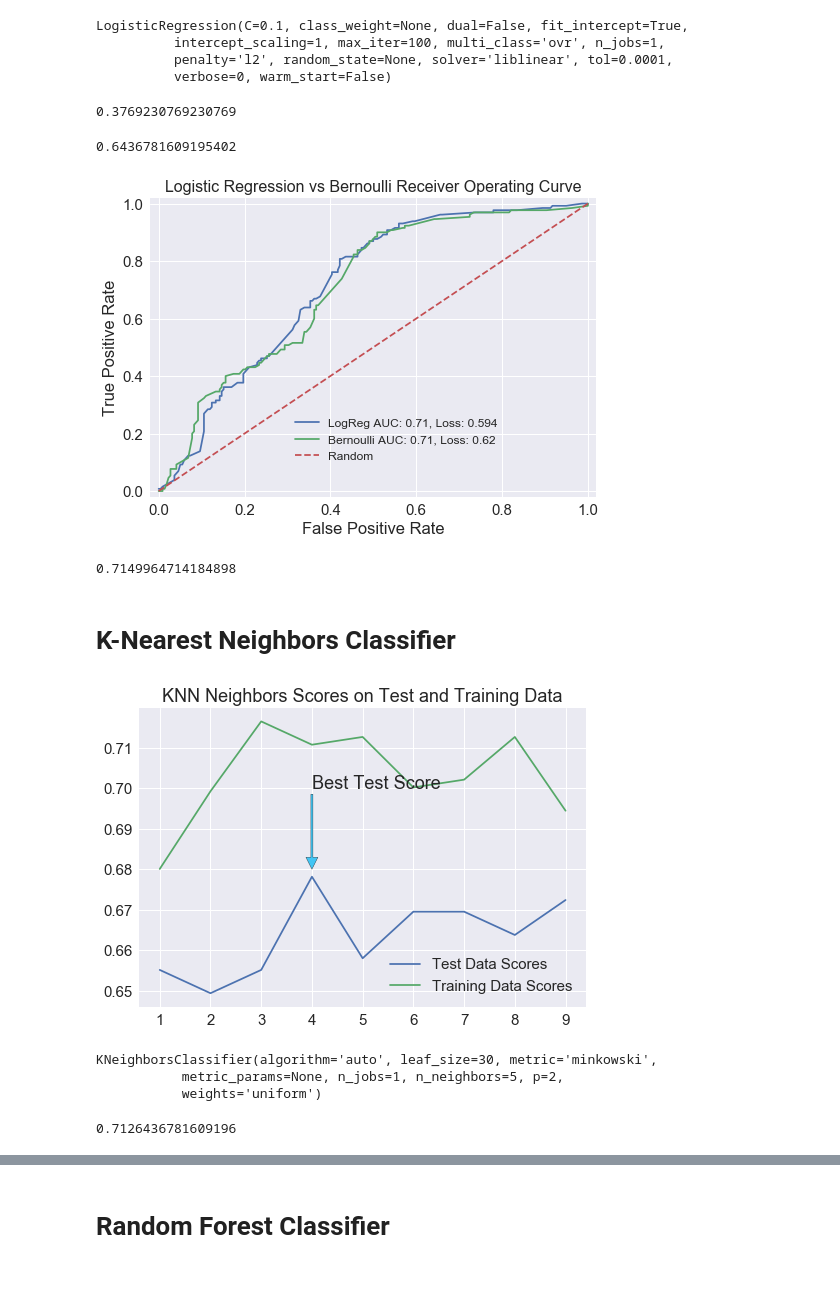
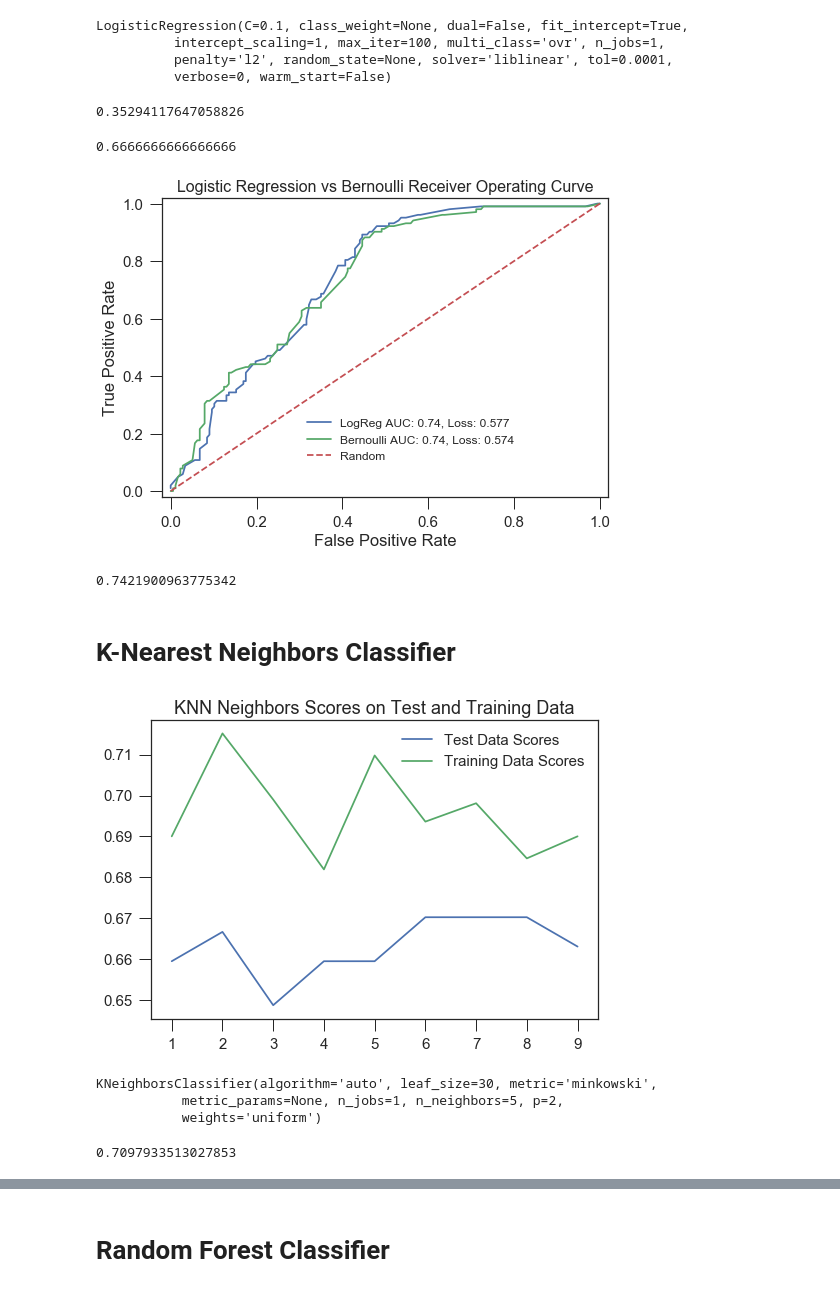
Before and after one commit to johnnylin0829/ASD-Screening-across-life-span, a Jupyter notebook: ASD Prediction.ipynb, the cells around one changed output, grey strips where cells are left out. Drawn from its saved outputs; the diff is of its cells as text; code cells hidden in the pictures.

```diff
--- a/ASD Prediction.ipynb
+++ b/ASD Prediction.ipynb
@@ -304,7 +326,7 @@ Index(['jaundice', 'autism', 'used_app_before', 'gen_1', 'eth_Black',
        'rel_Health care professional', 'rel_Self', 'rel_Unknown'],
       dtype='object')
 # %%
-X_train, X_test, y_train, y_test = train_test_split(features,target,random_state=12)
+X_train, X_test, y_train, y_test = train_test_split(features,target,test_size=.2, random_state=12)
 # %%
 bern.fit(X_train, y_train)
 # %% [output]
@@ -341,11 +364,11 @@ y_logreg_pred = logreg.predict(X_test)
 # %%
 precision_score(y_logreg_pred,y_test)
 # %% [output]
-0.3769230769230769
+0.35294117647058826
 # %%
 accuracy_score(y_logreg_pred,y_test)
 # %% [output]
-0.6436781609195402
+0.6666666666666666
 # %%
 y_logreg_pred_proba = logreg.predict_proba(X_test)
 # %%
@@ -353,6 +377,10 @@ logreg_log_loss = log_loss(y_logreg_pred_proba[:,1],y_test)
 log_fp, log_tp, log_thresholds = roc_curve(y_test,y_logreg_pred_proba[:,1])
 log_AUC = round(roc_auc_score(y_test,y_logreg_pred_proba[0:,1]),2)
 # %%
+sb.set_style("whitegrid")
+sb.set_style("ticks",{"xtick.major.size":12,"ytick.major.size":12})
+sb.axes_style("whitegrid")
+
 ax = plt.plot(log_fp,log_tp,label="LogReg AUC: {}, Loss: {}".format(log_AUC,round(logreg_log_loss,3)))
 ax = plt.plot(bern_fp,bern_tp,label="Bernoulli AUC: {}, Loss: {}".format(bern_AUC,round(bern_log_loss,3)))
 ax = plt.plot([0,1],[0,1],linestyle='--',label='Random')
@@ -363,33 +391,37 @@ plt.title('Logistic Regression vs Bernoulli Receiver Operating Curve',fontsize=1
 plt.margins(0.02)
 plt.show()
 # %% [output]
-[figure, old version]
+[figure, new version]
 # %%
 roc_auc_score(y_test,y_logreg_pred_proba[0:,1])
 # %% [output]
-0.7149964714184898
+0.7421900963775342
 # %% [markdown]
 # K-Nearest Neighbors Classifier
 # %%
 neighbors = np.arange(1,10)
 # %%
+sb.set_style("whitegrid")
+sb.set_style("ticks",{"xtick.major.size":12,"ytick.major.size":12})
+sb.axes_style("whitegrid")
+
 test_scores = np.empty(len(neighbors))
 train_scores = np.empty(len(neighbors))
 
 for i, k in enumerate(neighbors):
     knn = KNeighborsClassifier(n_neighbors=k)
     knn.fit(X_train,y_train)
     test_scores[i] = knn.score(X_test,y_test)
     train_scores[i] = knn.score(X_train,y_train)
 
 plt.plot(neighbors,test_scores,label='Test Data Scores')
 plt.plot(neighbors,train_scores,label='Training Data Scores')
 plt.title('KNN Neighbors Scores on Test and Training Data')
-plt.annotate('Best Test Score',xy=(4,.68),xytext=(4,.70),arrowprops={'facecolor':'#42c5f4','width':2})
+#plt.annotate('Best Test Score',xy=(4,.68),xytext=(4,.70),arrowprops={'facecolor':'#42c5f4','width':2})
 plt.legend(loc=0)
 plt.show()
 # %% [output]
-[figure, old version]
+[figure, new version]
 # %%
 knn = KNeighborsClassifier(n_neighbors=5)
 # %%
@@ -403,7 +435,7 @@ knn_y_pred = knn.predict(X_test)
 # %%
 knn.score(X_train,y_train)
 # %% [output]
-0.7126436781609196
+0.7097933513027853
 # %%
 knn_pred_proba = knn.predict_proba(X_test)
 knn_fp, knn_tp, knn_thresholds = roc_curve(y_test,knn_pred_proba[:,1])
```
Also changed, not shown: parts of 41 cells of this notebook, 4 other files.
